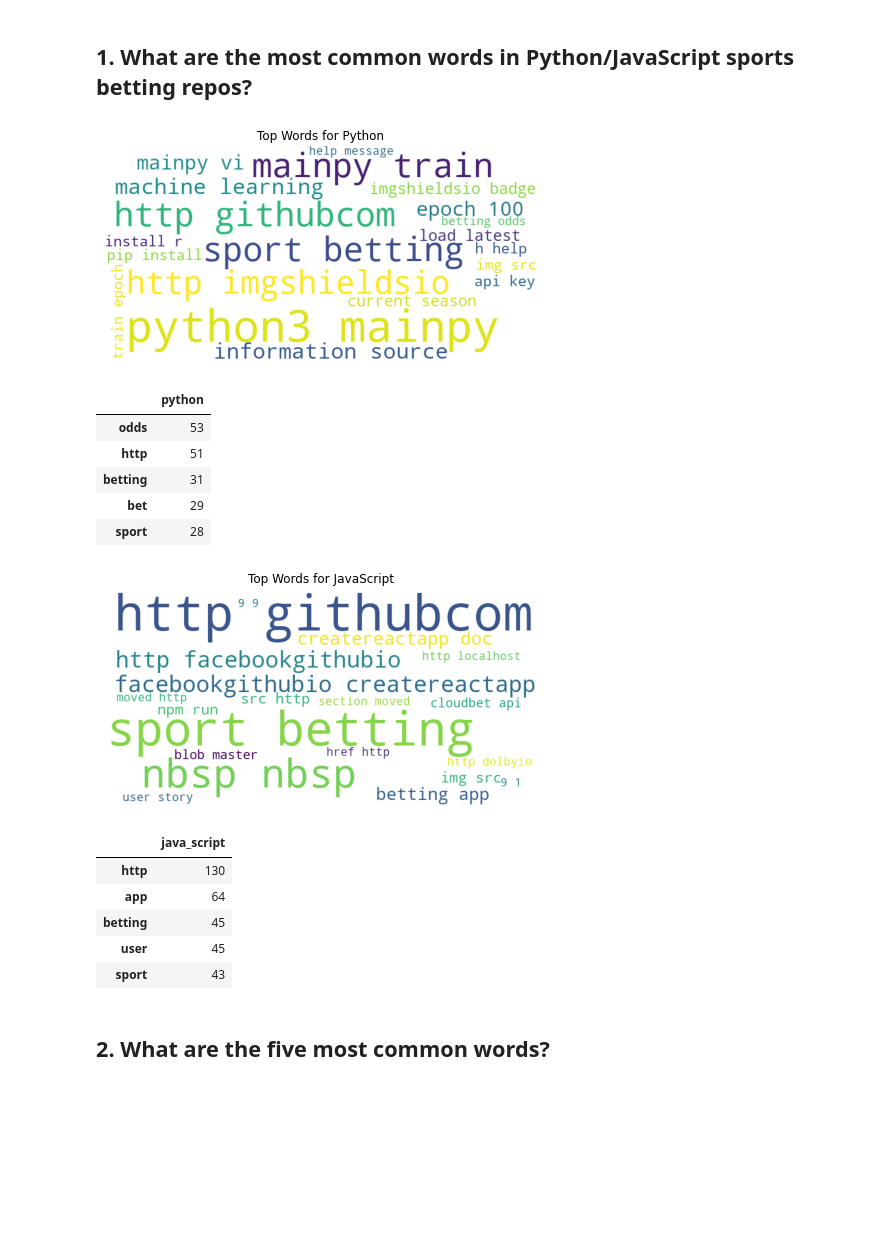
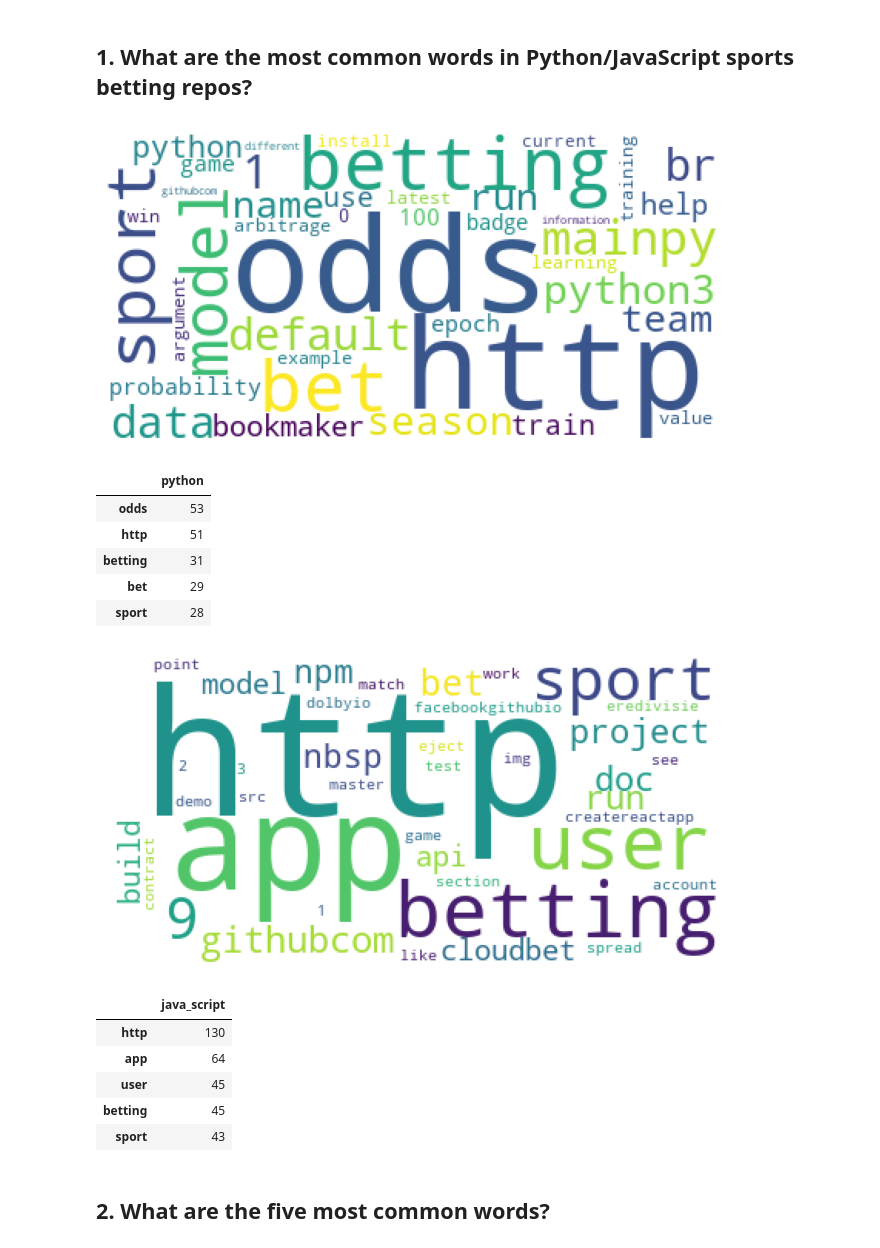
Before and after one commit to NLP-sports-betting/nlp_sports_betting, a Jupyter notebook: final_notebook.ipynb, the cells around one changed output. Saved outputs shown, nothing was run; the diff lists cells and outputs as text; code cells hidden in the pictures; blank space fills up the shorter version.

```diff
--- a/final_notebook.ipynb
+++ b/final_notebook.ipynb
@@ -94,10 +94,10 @@ word_counts=w.word_counts_df(python_freq, java_script_freq, jupyter_notebook_fre
 # %%
 #calls the function to plot the word frequency via word cloud
 
-w.plot_bigrams("Python",w.make_ngrams(python_words,2))
+w.python_wordcloud(python_freq)
 word_counts[['python']].sort_values(by='python', ascending=False).head()
 # %% [output]
-[figure, old version]
+[figure, new version]
 |  | python |
 | odds | 53 |
 | http | 51 |
@@ -105,15 +105,15 @@ word_counts[['python']].sort_values(by='python', ascending=False).head()
 | bet | 29 |
 | sport | 28 |
 # %%
-w.plot_bigrams("JavaScript",w.make_ngrams(java_script_words,2))
+w.java_script_wordcloud(java_script_freq)
 word_counts[['java_script']].sort_values(by='java_script', ascending=False).head()
 # %% [output]
-[figure, old version]
+[figure, new version]
 |  | java_script |
 | http | 130 |
 | app | 64 |
+| user | 45 |
 | betting | 45 |
-| user | 45 |
 | sport | 43 |
 # %% [markdown]
 ## 2. What are the five most common words?
```
Also changed, not shown: parts of 2 cells of this notebook, 2 other files.
